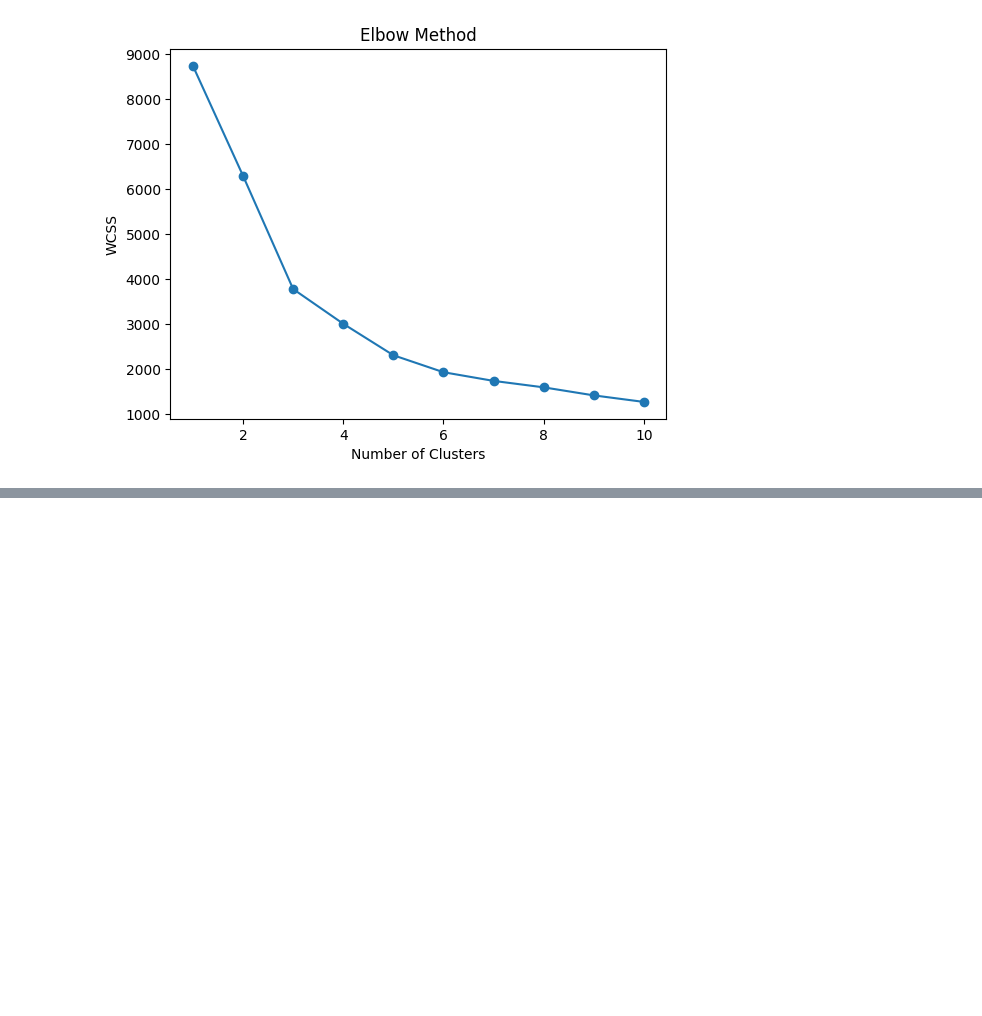
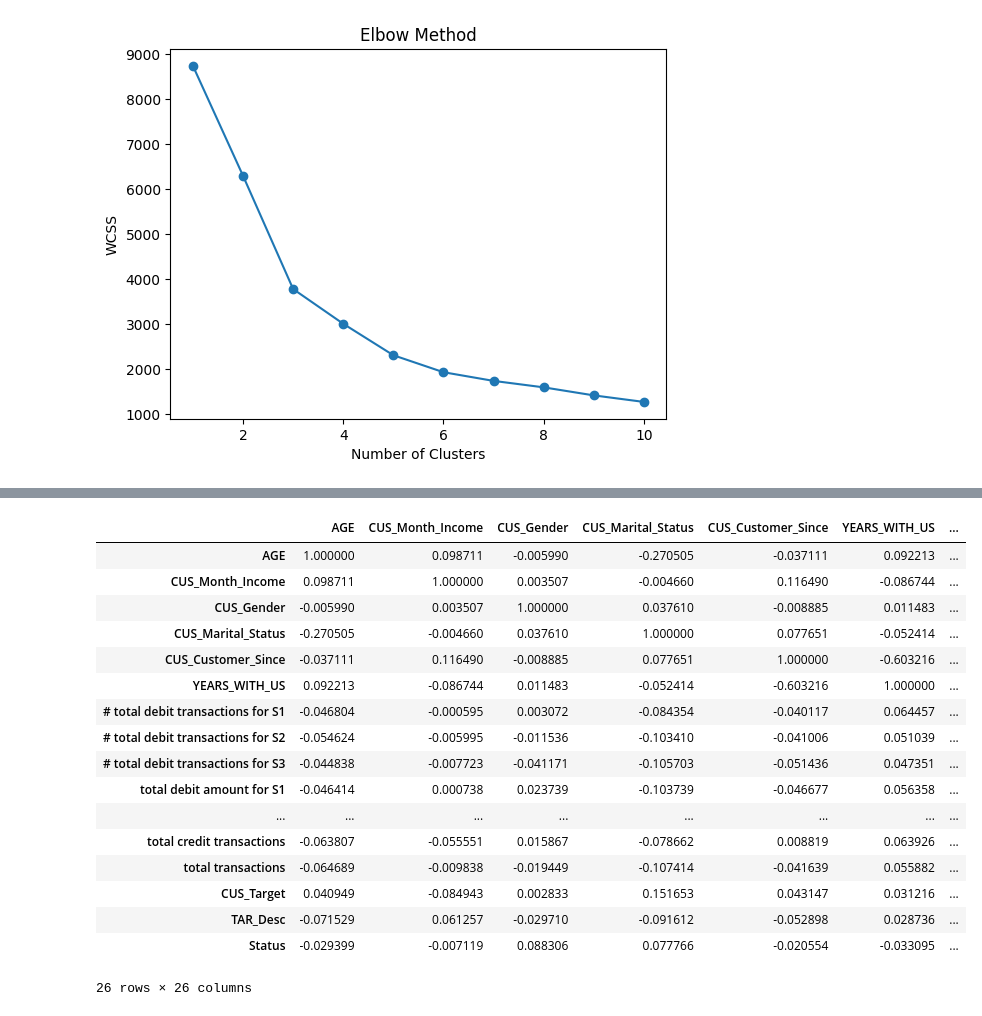
Before and after one commit to shivamkc01/Bank_Standard_bank_churn, a Jupyter notebook: notebook/exploration.ipynb, the cells around one changed output, grey strips where cells are left out. Drawn from its saved outputs; the diff is of its cells as text; code cells hidden in the pictures; blank space fills up the shorter version.

```diff
--- a/notebook/exploration.ipynb
+++ b/notebook/exploration.ipynb
@@ -221,2 +200,0 @@ dtype: int64
-# %%
-df.dropna(axis=0, inplace=True)
@@ -337,0 +271,21 @@ ValueError: x and y must have same first dimension, but have shapes (5,) and (10
+# %%
+corr
+# %% [output]
+|  | AGE | CUS_Month_Income | CUS_Gender | CUS_Marital_Status | CUS_Customer_Since | YEARS_WITH_US | ... |
+| AGE | 1.000000 | 0.098711 | -0.005990 | -0.270505 | -0.037111 | 0.092213 | ... |
+| CUS_Month_Income | 0.098711 | 1.000000 | 0.003507 | -0.004660 | 0.116490 | -0.086744 | ... |
+| CUS_Gender | -0.005990 | 0.003507 | 1.000000 | 0.037610 | -0.008885 | 0.011483 | ... |
+| CUS_Marital_Status | -0.270505 | -0.004660 | 0.037610 | 1.000000 | 0.077651 | -0.052414 | ... |
+| CUS_Customer_Since | -0.037111 | 0.116490 | -0.008885 | 0.077651 | 1.000000 | -0.603216 | ... |
+| YEARS_WITH_US | 0.092213 | -0.086744 | 0.011483 | -0.052414 | -0.603216 | 1.000000 | ... |
+| # total debit transactions for S1 | -0.046804 | -0.000595 | 0.003072 | -0.084354 | -0.040117 | 0.064457 | ... |
+| # total debit transactions for S2 | -0.054624 | -0.005995 | -0.011536 | -0.103410 | -0.041006 | 0.051039 | ... |
+| # total debit transactions for S3 | -0.044838 | -0.007723 | -0.041171 | -0.105703 | -0.051436 | 0.047351 | ... |
+| total debit amount for S1 | -0.046414 | 0.000738 | 0.023739 | -0.103739 | -0.046677 | 0.056358 | ... |
+| ... | ... | ... | ... | ... | ... | ... | ... |
+| total credit transactions | -0.063807 | -0.055551 | 0.015867 | -0.078662 | 0.008819 | 0.063926 | ... |
+| total transactions | -0.064689 | -0.009838 | -0.019449 | -0.107414 | -0.041639 | 0.055882 | ... |
+| CUS_Target | 0.040949 | -0.084943 | 0.002833 | 0.151653 | 0.043147 | 0.031216 | ... |
+| TAR_Desc | -0.071529 | 0.061257 | -0.029710 | -0.091612 | -0.052898 | 0.028736 | ... |
+| Status | -0.029399 | -0.007119 | 0.088306 | 0.077766 | -0.020554 | -0.033095 | ... |
+26 rows × 26 columns
```
Also changed, not shown: parts of 13 cells of this notebook, 34 other files.
